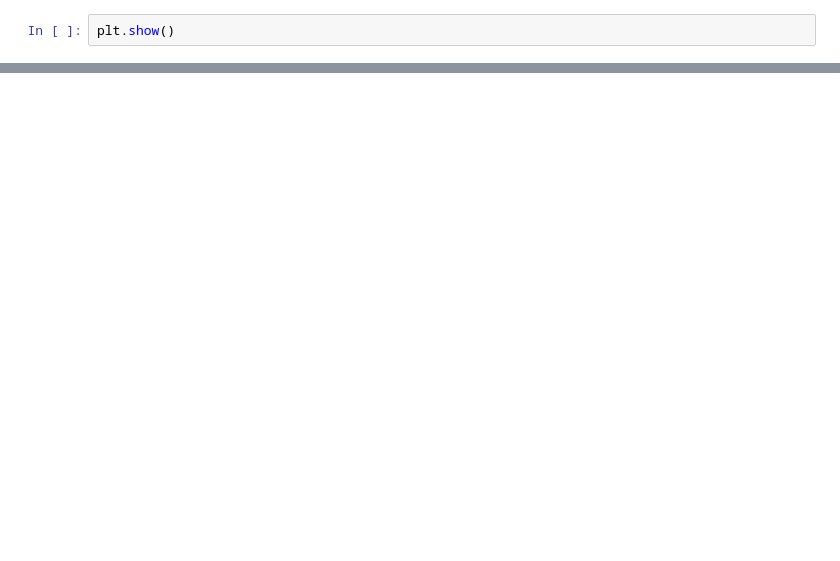
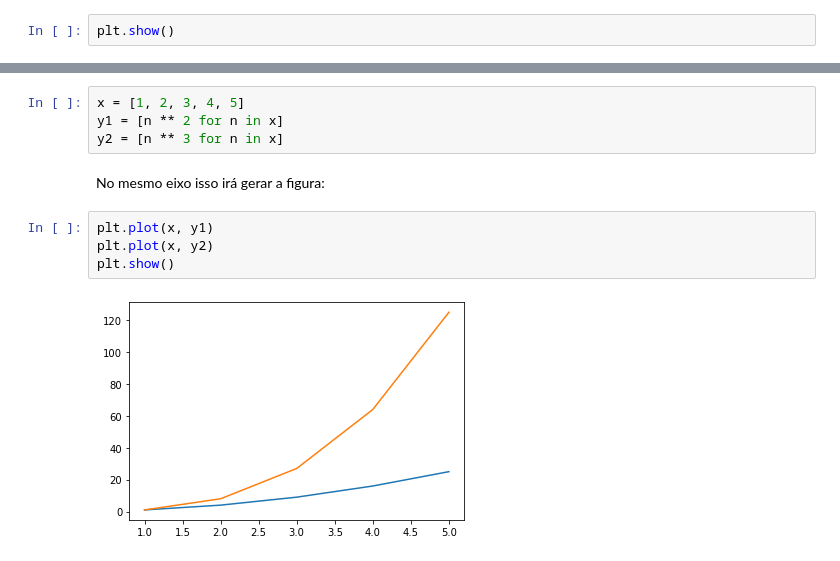
Before and after one commit to dehscardoso/lets-boti, a Jupyter notebook: 02 Técnicas de Programação II/Notebooks Resumo/01-Matplotlib.ipynb, the cells around one changed output, grey strips where cells are left out. Saved outputs shown, nothing was run; the diff lists cells and outputs as text; blank space fills up the shorter version.

```diff
--- a/02 Técnicas de Programação II/Notebooks Resumo/01-Matplotlib.ipynb
+++ b/02 Técnicas de Programação II/Notebooks Resumo/01-Matplotlib.ipynb
@@ -64,0 +133,12 @@ plt.show()
+# %%
+x = [1, 2, 3, 4, 5]
+y1 = [n ** 2 for n in x]
+y2 = [n ** 3 for n in x]
+# %% [markdown]
+No mesmo eixo isso irá gerar a figura:
+# %%
+plt.plot(x, y1)
+plt.plot(x, y2)
+plt.show()
+# %% [output]
+[figure, added]
```
Also changed, not shown: parts of 28 cells of this notebook, 5 other files.
